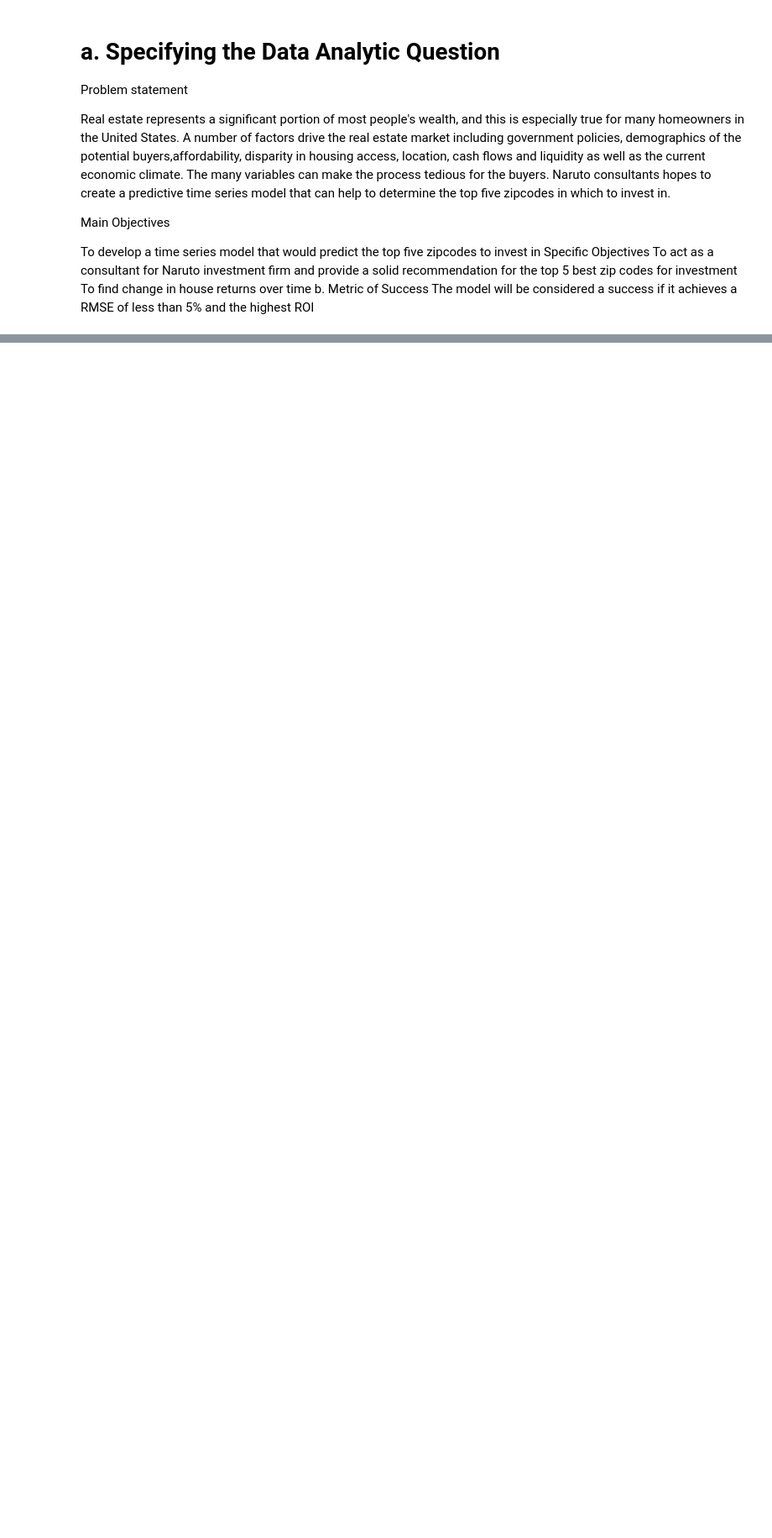
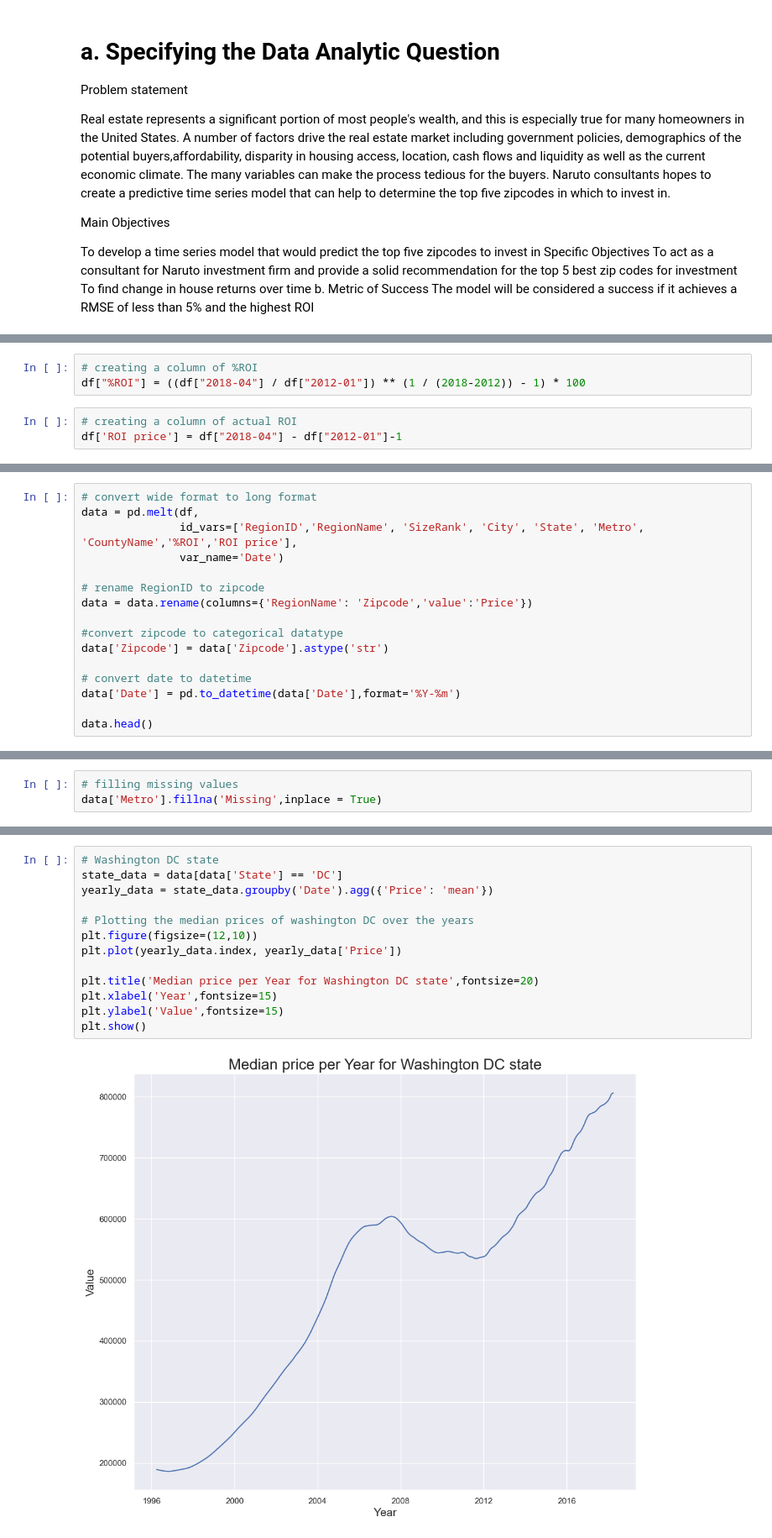
Before and after one commit to mutungu/time-series-analysis, a Jupyter notebook: Untitled.ipynb, the cells around one changed output, grey strips where cells are left out. Shown: that part at 84% size. Drawn from its saved outputs; the diff is of its cells as text; blank space fills up the shorter version.

```diff
--- a/Untitled.ipynb
+++ b/Untitled.ipynb
@@ -40,0 +142,6 @@ This Dataset was obtained from Zillow website and comprises of 14723 rows and 27
+# %%
+# creating a column of %ROI
+df["%ROI"] = ((df["2018-04"] / df["2012-01"]) ** (1 / (2018-2012)) - 1) * 100
+# %%
+# creating a column of actual ROI
+df['ROI price'] = df["2018-04"] - df["2012-01"]-1
@@ -40,0 +211,16 @@ This Dataset was obtained from Zillow website and comprises of 14723 rows and 27
+# %%
+# convert wide format to long format
+data = pd.melt(df,
+               id_vars=['RegionID','RegionName', 'SizeRank', 'City', 'State', 'Metro', 'CountyName','%ROI','ROI price'],
+               var_name='Date')
+
+# rename RegionID to zipcode
+data = data.rename(columns={'RegionName': 'Zipcode','value':'Price'})
+
+#convert zipcode to categorical datatype
+data['Zipcode'] = data['Zipcode'].astype('str')
+
+# convert date to datetime
+data['Date'] = pd.to_datetime(data['Date'],format='%Y-%m')
+
+data.head()
@@ -40,0 +263,3 @@ This Dataset was obtained from Zillow website and comprises of 14723 rows and 27
+# %%
+# filling missing values
+data['Metro'].fillna('Missing',inplace = True)
@@ -40,0 +314,15 @@ This Dataset was obtained from Zillow website and comprises of 14723 rows and 27
+# %%
+# Washington DC state
+state_data = data[data['State'] == 'DC']
+yearly_data = state_data.groupby('Date').agg({'Price': 'mean'})
+
+# Plotting the median prices of washington DC over the years
+plt.figure(figsize=(12,10))
+plt.plot(yearly_data.index, yearly_data['Price'])
+
+plt.title('Median price per Year for Washington DC state',fontsize=20)
+plt.xlabel('Year',fontsize=15)
+plt.ylabel('Value',fontsize=15)
+plt.show()
+# %% [output]
+[figure, added]
```
Also changed, not shown: parts of 55 cells of this notebook.
